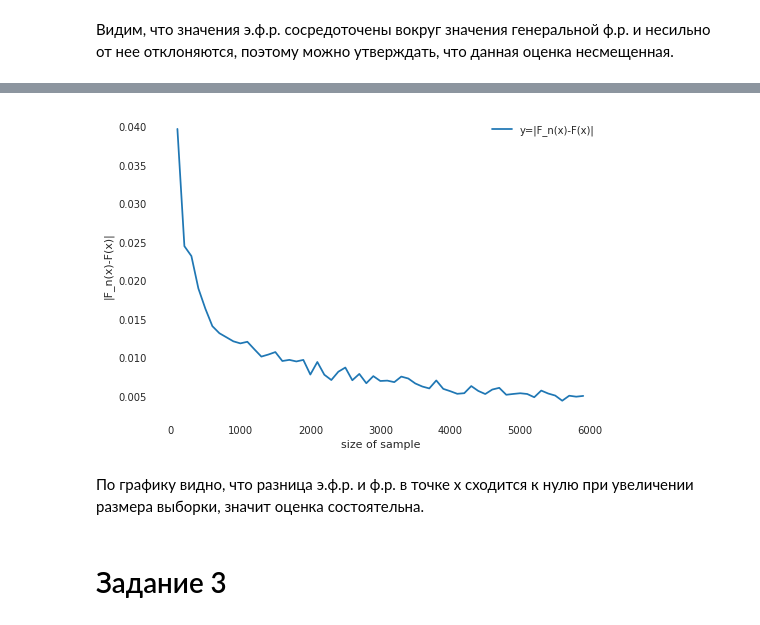
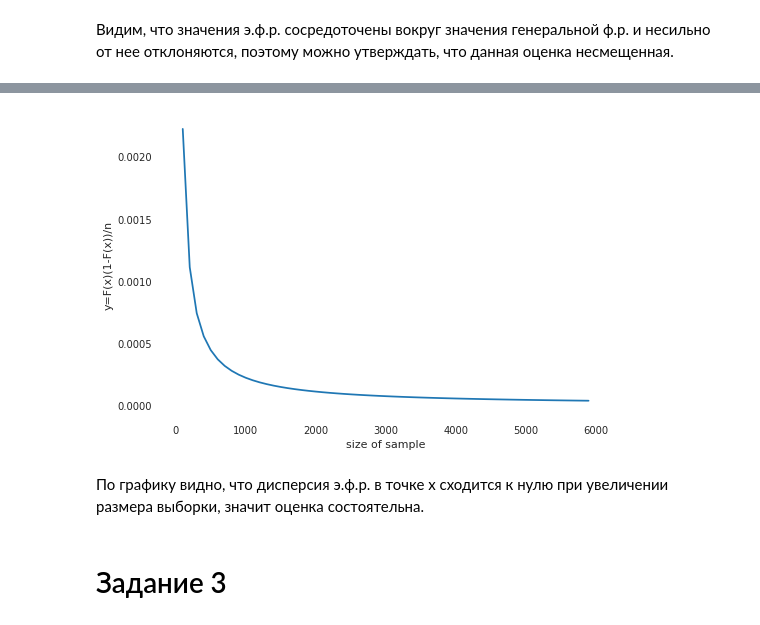
Before and after one commit to Cocossss/BI_spring20, a Jupyter notebook: Stat/MHW1.ipynb, the cells around one changed output, grey strips where cells are left out. Cells and saved outputs as stored; diff of their text form; code cells hidden in the pictures.

```diff
--- a/Stat/MHW_1.ipynb
+++ b/Stat/MHW1.ipynb
@@ -469,26 +468,21 @@ $$F_{n}(x) \rightarrow F(x)$$
 # %%
 # функция считает модуль разницы между э.ф.р. и генеральной ф.р. в точке х для разных значений размера выборки
 def check_est(theta, x):
     general = x/theta
     X = []
-    for i in range(100,6000,100):
-        delta_F = 0
-        for j in range(100):
-            delta_F += abs(general-Fx_n(theta=theta, size=i, x=x))
-
-        X.append(delta_F/100)
+    for i in range(100, 6000, 100):
+        X.append(general * (1 - general) / i)
 
     inds = [i for i in range(100, 6000, 100)]
-    plt.plot(inds, X, label='y=|F_n(x)-F(x)|')
-    plt.gca().set(xlabel='size of sample', ylabel='|F_n(x)-F(x)|')
-    plt.legend()
+    plt.plot(inds, X)
+    plt.gca().set(xlabel='size of sample', ylabel='y=F(x)(1-F(x))/n')
     plt.show()
 
 check_est(3, 2)
 # %% [output]
-[figure, old version]
+[figure, new version]
 # %% [markdown]
-По графику видно, что разница э.ф.р. и ф.р. в точке х сходится к нулю при увеличении размера выборки, значит оценка состоятельна.
+По графику видно, что дисперсия э.ф.р. в точке х сходится к нулю при увеличении размера выборки, значит оценка состоятельна.
 # %% [markdown]
 # Задание 3
 # %% [markdown]
```
Also changed, not shown: parts of 5 cells of this notebook.
